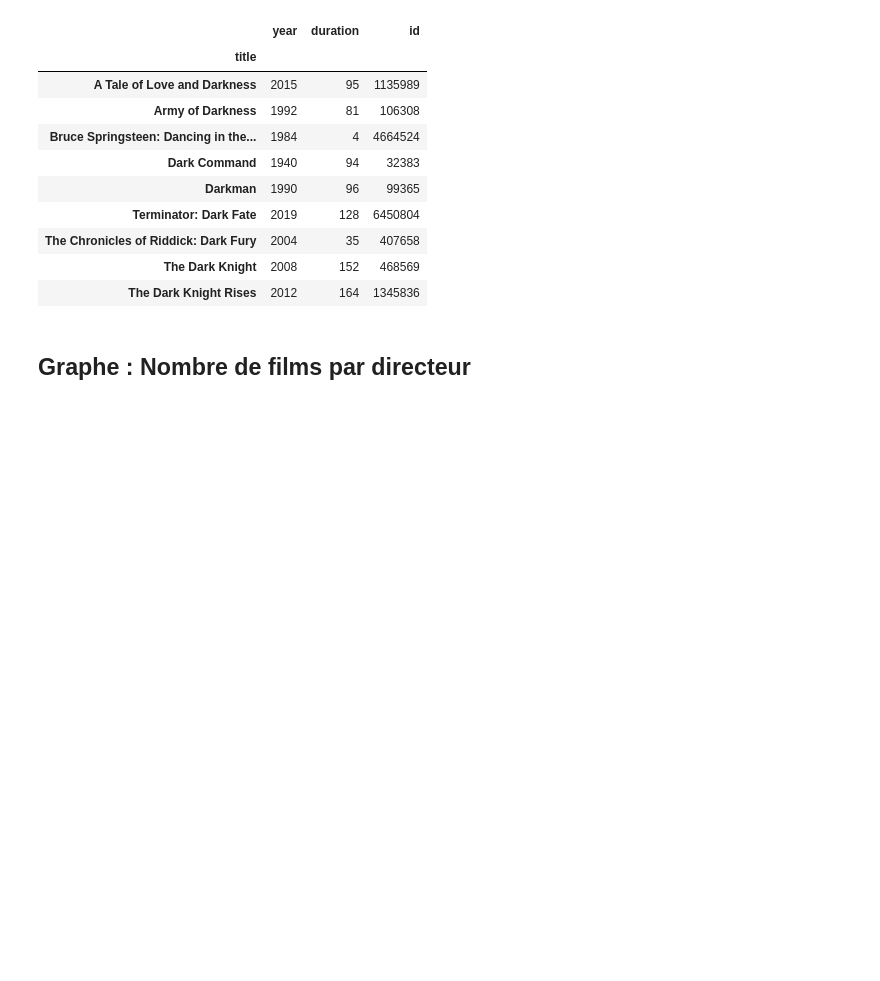
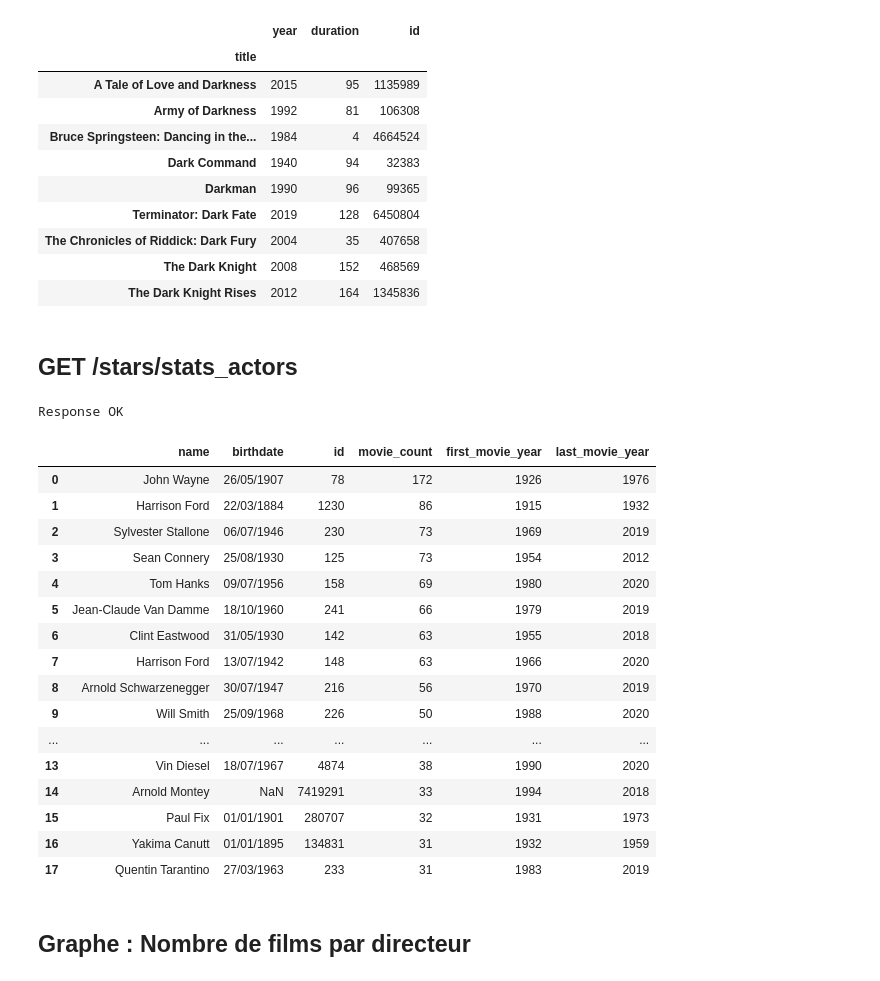
Before and after one commit to iribarnesy/movies-rest-api, a Jupyter notebook: Stats.ipynb, the cells around one changed output. Drawn from its saved outputs; the diff is of its cells as text; code cells hidden in the pictures; blank space fills up the shorter version.

Commit message:
feat: add stats actors

```diff
--- a/Stats.ipynb
+++ b/Stats.ipynb
@@ -165,6 +165,42 @@ dfMoviesByTitlePart
 | The Chronicles of Riddick: Dark Fury | 2004 | 35 | 407658 |
 | The Dark Knight | 2008 | 152 | 468569 |
 | The Dark Knight Rises | 2012 | 164 | 1345836 |
+# %% [markdown]
+## GET /stars/stats_actors
+# %%
+min_count = 30
+response = requests.get(API_URL+f"stars/stats_actors?minc={min_count}")
+if response.status_code != 200:
+    print(f"Request failed, status {response.status_code}")
+else:
+    print("Response OK")
+    data_json = response.json()
+response_flatten = [ { **d['actor'],
+                      "movie_count": d['movie_count'],
+                      "first_movie_year": d['first_movie_year'],
+                      "last_movie_year": d['last_movie_year']} for d in data_json]
+dfActors = pd.DataFrame(response_flatten)
+dfActors['birthdate'] = pd.to_datetime(dfActors['birthdate']).dt.strftime("%d/%m/%Y")
+dfActors
+# %% [output]
+Response OK
+|  | name | birthdate | id | movie_count | first_movie_year | last_movie_year |
+| 0 | John Wayne | 26/05/1907 | 78 | 172 | 1926 | 1976 |
+| 1 | Harrison Ford | 22/03/1884 | 1230 | 86 | 1915 | 1932 |
+| 2 | Sylvester Stallone | 06/07/1946 | 230 | 73 | 1969 | 2019 |
+| 3 | Sean Connery | 25/08/1930 | 125 | 73 | 1954 | 2012 |
+| 4 | Tom Hanks | 09/07/1956 | 158 | 69 | 1980 | 2020 |
+| 5 | Jean-Claude Van Damme | 18/10/1960 | 241 | 66 | 1979 | 2019 |
+| 6 | Clint Eastwood | 31/05/1930 | 142 | 63 | 1955 | 2018 |
+| 7 | Harrison Ford | 13/07/1942 | 148 | 63 | 1966 | 2020 |
+| 8 | Arnold Schwarzenegger | 30/07/1947 | 216 | 56 | 1970 | 2019 |
+| 9 | Will Smith | 25/09/1968 | 226 | 50 | 1988 | 2020 |
+| ... | ... | ... | ... | ... | ... | ... |
+| 13 | Vin Diesel | 18/07/1967 | 4874 | 38 | 1990 | 2020 |
+| 14 | Arnold Montey | NaN | 7419291 | 33 | 1994 | 2018 |
+| 15 | Paul Fix | 01/01/1901 | 280707 | 32 | 1931 | 1973 |
+| 16 | Yakima Canutt | 01/01/1895 | 134831 | 31 | 1932 | 1959 |
+| 17 | Quentin Tarantino | 27/03/1963 | 233 | 31 | 1983 | 2019 |
 # %% [markdown]
 ## Graphe : Nombre de films par directeur
 # %%
```
Also changed, not shown: parts of 2 cells of this notebook.
